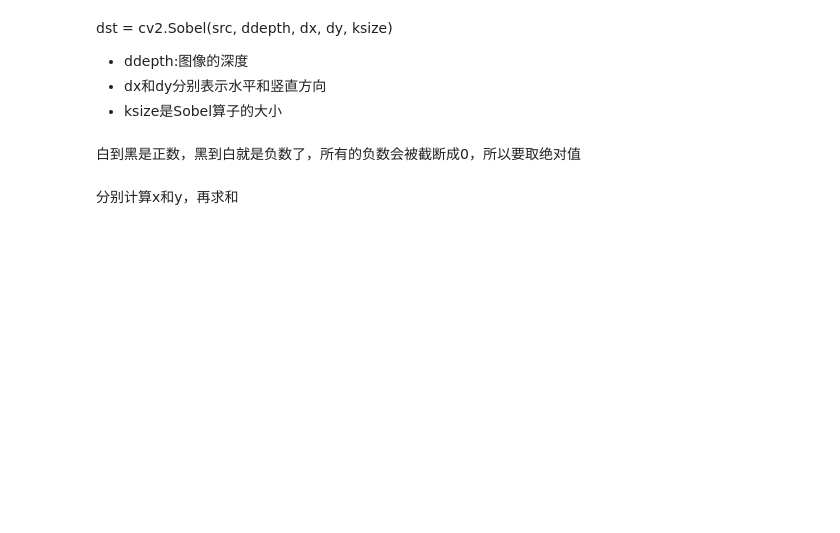
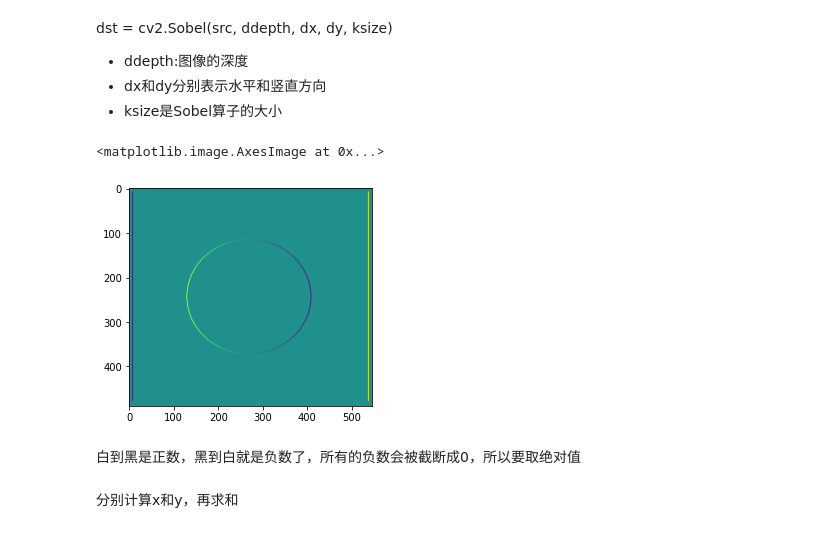
Before and after one commit to HuangCongQing/OpenCV, a Jupyter notebook: 基于python的Opencv项目实战/图像操作/图像处理.ipynb, the cells around one changed output. Saved outputs shown, nothing was run; the diff lists cells and outputs as text; code cells hidden in the pictures; blank space fills up the shorter version.

```diff
--- a/基于python的Opencv项目实战/图像操作/图像处理.ipynb
+++ b/基于python的Opencv项目实战/图像操作/图像处理.ipynb
@@ -285,9 +289,12 @@ def cv_show(img,name):
     cv2.waitKey()
     cv2.destroyAllWindows()
 # %%
-sobelx = cv2.Sobel(img,cv2.CV_64F,1,0,ksize=3)
-
-cv_show(sobelx,'sobelx')
+sobelx = cv2.Sobel(img,cv2.CV_64F,1,0,ksize=3) # cv2.CV_64F  可以是负数
+plt.imshow(sobelx)
+# cv_show(sobelx,'sobelx')
+# %% [output]
+<matplotlib.image.AxesImage at 0x...>
+[figure, added]
 # %% [markdown]
 白到黑是正数，黑到白就是负数了，所有的负数会被截断成0，所以要取绝对值
 # %%
```
Also changed, not shown: parts of 14 cells of this notebook.
